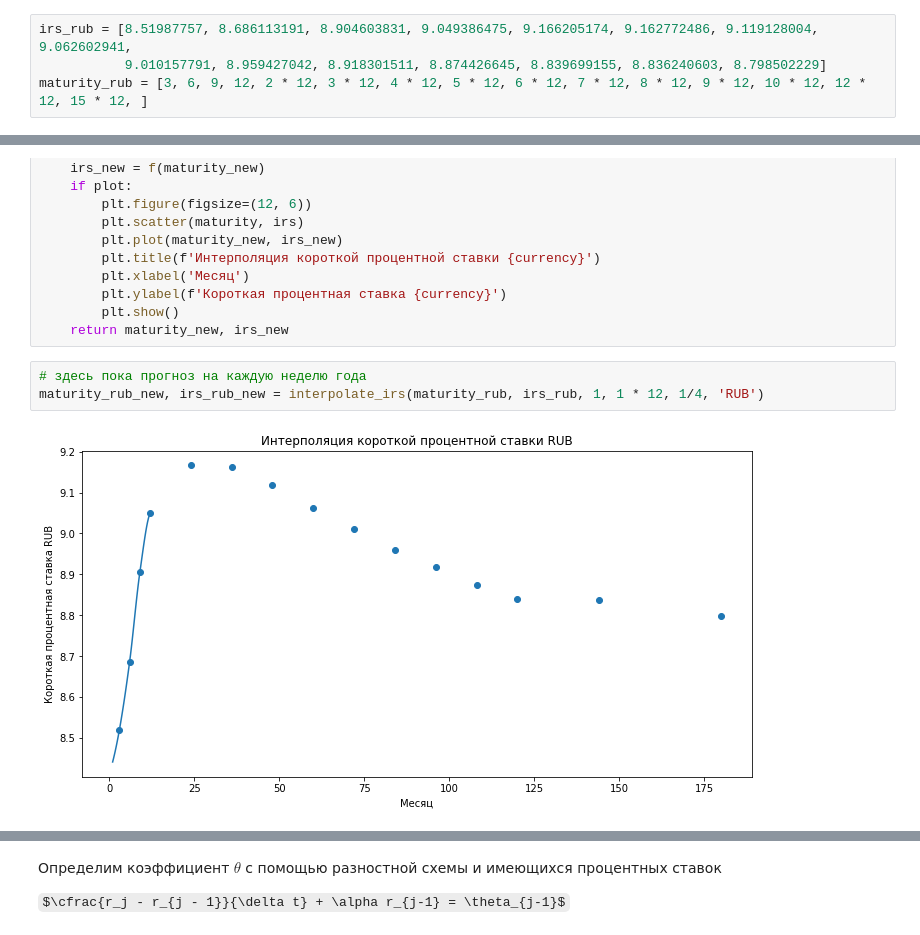
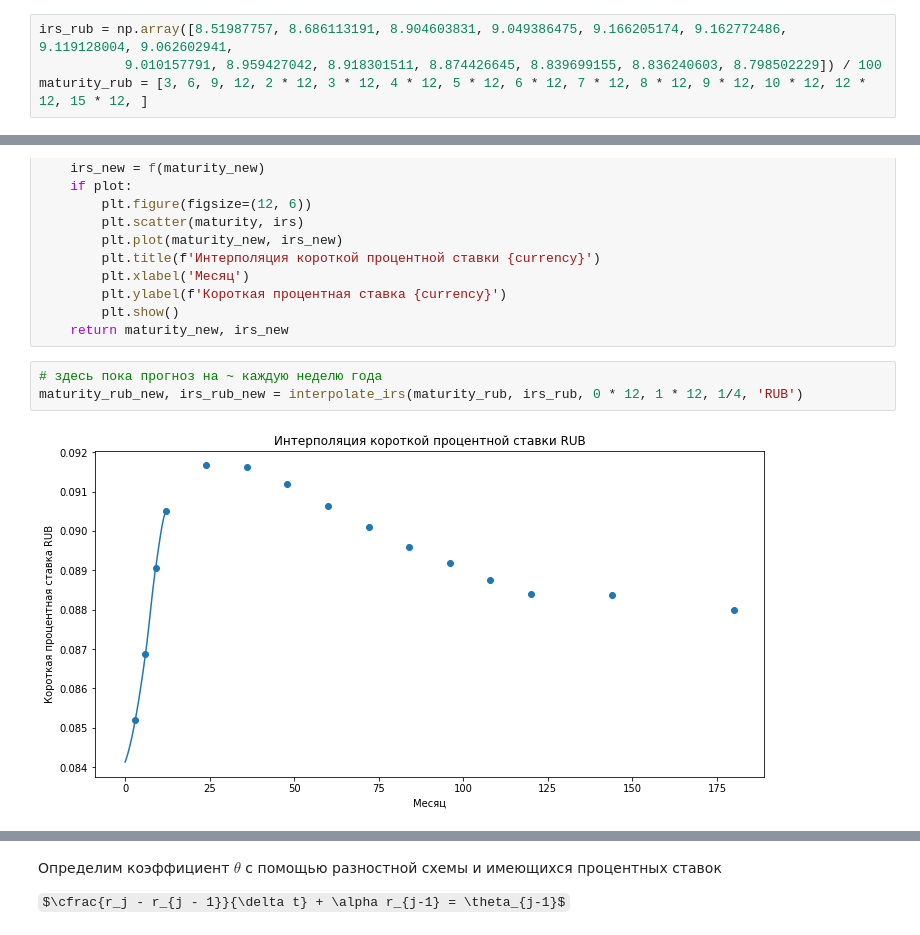
Before and after one commit to goo-goo-goo-joob/hse_stochastic_modeling, a Jupyter notebook: risk_factors_modeling.ipynb, the cells around one changed output, grey strips where cells are left out. Drawn from its saved outputs; the diff is of its cells as text; some formulas as TeX source.

```diff
--- a/risk_factors_modeling.ipynb
+++ b/risk_factors_modeling.ipynb
@@ -5,7 +5,7 @@ import pandas as pd
 from scipy import interpolate
 from tqdm.cli import tqdm
 # %%
-irs_rub = [8.51987757, 8.686113191, 8.904603831, 9.049386475, 9.166205174, 9.162772486, 9.119128004, 9.062602941,
-           9.010157791, 8.959427042, 8.918301511, 8.874426645, 8.839699155, 8.836240603, 8.798502229]
+irs_rub = np.array([8.51987757, 8.686113191, 8.904603831, 9.049386475, 9.166205174, 9.162772486, 9.119128004, 9.062602941,
+           9.010157791, 8.959427042, 8.918301511, 8.874426645, 8.839699155, 8.836240603, 8.798502229]) / 100
 maturity_rub = [3, 6, 9, 12, 2 * 12, 3 * 12, 4 * 12, 5 * 12, 6 * 12, 7 * 12, 8 * 12, 9 * 12, 10 * 12, 12 * 12, 15 * 12, ]
 # %%
@@ -31,8 +31,8 @@ def interpolate_irs(maturity, irs, maturity_min, maturity_max, maturity_dt, curr
         plt.show()
     return maturity_new, irs_new
 # %%
-# здесь пока прогноз на каждую неделю года
-maturity_rub_new, irs_rub_new = interpolate_irs(maturity_rub, irs_rub, 1, 1 * 12, 1/4, 'RUB')
+# здесь пока прогноз на ~ каждую неделю года
+maturity_rub_new, irs_rub_new = interpolate_irs(maturity_rub, irs_rub, 0 * 12, 1 * 12, 1/4, 'RUB')
 # %% [output]
-[figure, old version]
+[figure, new version]
 # %%
```
Also changed, not shown: parts of 11 cells of this notebook.
